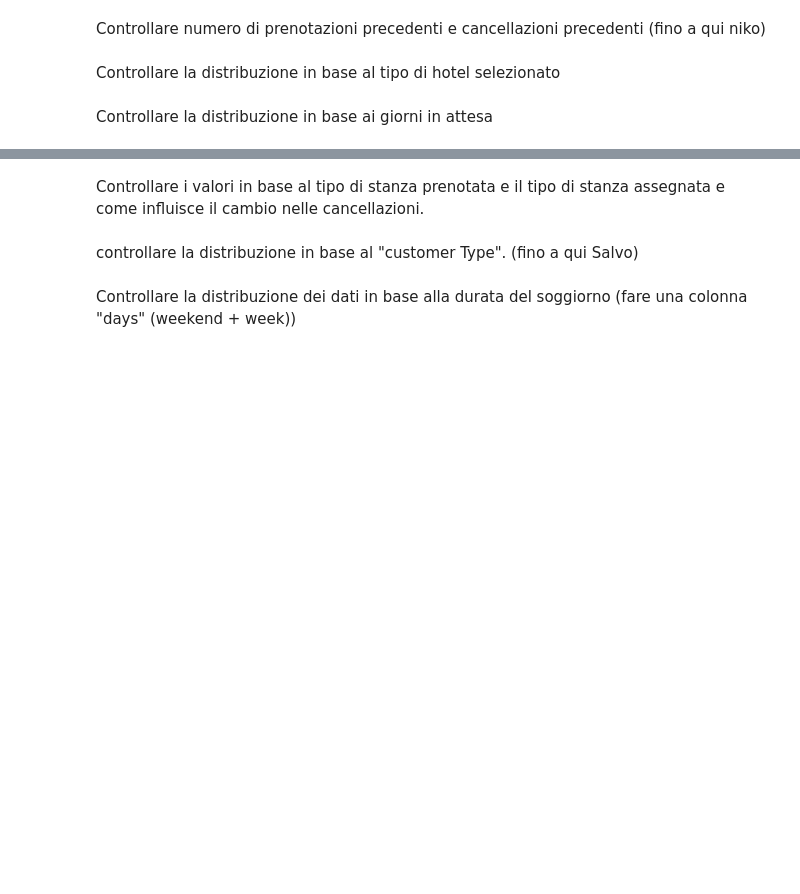
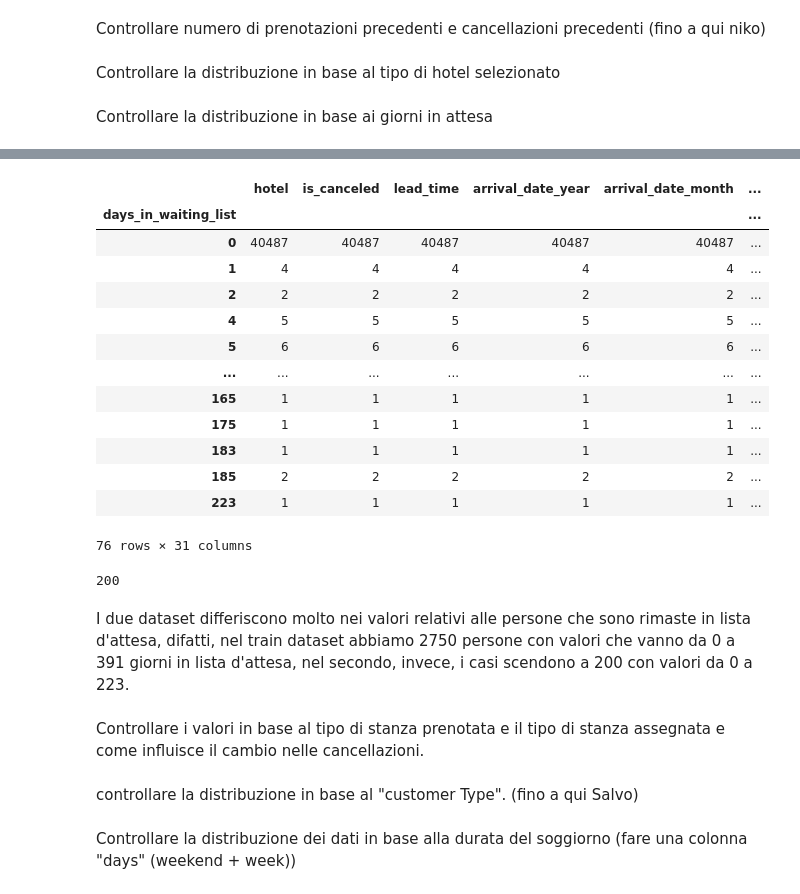
Before and after one commit to Nikocioni/progetto_programmazione_nik_ross_salvo, a Jupyter notebook: progetto_niko_ross_salvo_2.ipynb, the cells around one changed output, grey strips where cells are left out. Drawn from its saved outputs; the diff is of its cells as text; code cells hidden in the pictures; blank space fills up the shorter version.

```diff
--- a/progetto_niko_ross_salvo_2.ipynb
+++ b/progetto_niko_ross_salvo_2.ipynb
@@ -302,3 +409,27 @@ train[(train["days_in_waiting_list"] > 1.00) & (train["days_in_waiting_list"] <
+# %%
+test.groupby(test["days_in_waiting_list"]).count()
+# %% [output]
+|  | hotel | is_canceled | lead_time | arrival_date_year | arrival_date_month | ... |
+| days_in_waiting_list |  |  |  |  |  | ... |
+| 0 | 40487 | 40487 | 40487 | 40487 | 40487 | ... |
+| 1 | 4 | 4 | 4 | 4 | 4 | ... |
+| 2 | 2 | 2 | 2 | 2 | 2 | ... |
+| 4 | 5 | 5 | 5 | 5 | 5 | ... |
+| 5 | 6 | 6 | 6 | 6 | 6 | ... |
+| ... | ... | ... | ... | ... | ... | ... |
+| 165 | 1 | 1 | 1 | 1 | 1 | ... |
+| 175 | 1 | 1 | 1 | 1 | 1 | ... |
+| 183 | 1 | 1 | 1 | 1 | 1 | ... |
+| 185 | 2 | 2 | 2 | 2 | 2 | ... |
+| 223 | 1 | 1 | 1 | 1 | 1 | ... |
+76 rows × 31 columns
+# %%
+waiting_people_test = tot_test - 40487
+print(waiting_people_test)
+# %% [output]
+200
+# %% [markdown]
+I due dataset differiscono molto nei valori relativi alle persone che sono rimaste in lista d'attesa, difatti, nel train dataset abbiamo 2750 persone con valori che vanno da 0 a 391 giorni in lista d'attesa, nel secondo, invece, i casi scendono a 200 con valori da 0 a 223.
 # %% [markdown]
 Controllare i valori in base al tipo di stanza prenotata e il tipo di stanza assegnata e come influisce il cambio nelle cancellazioni.
 # %% [markdown]
```
Also changed, not shown: parts of 17 cells of this notebook.
